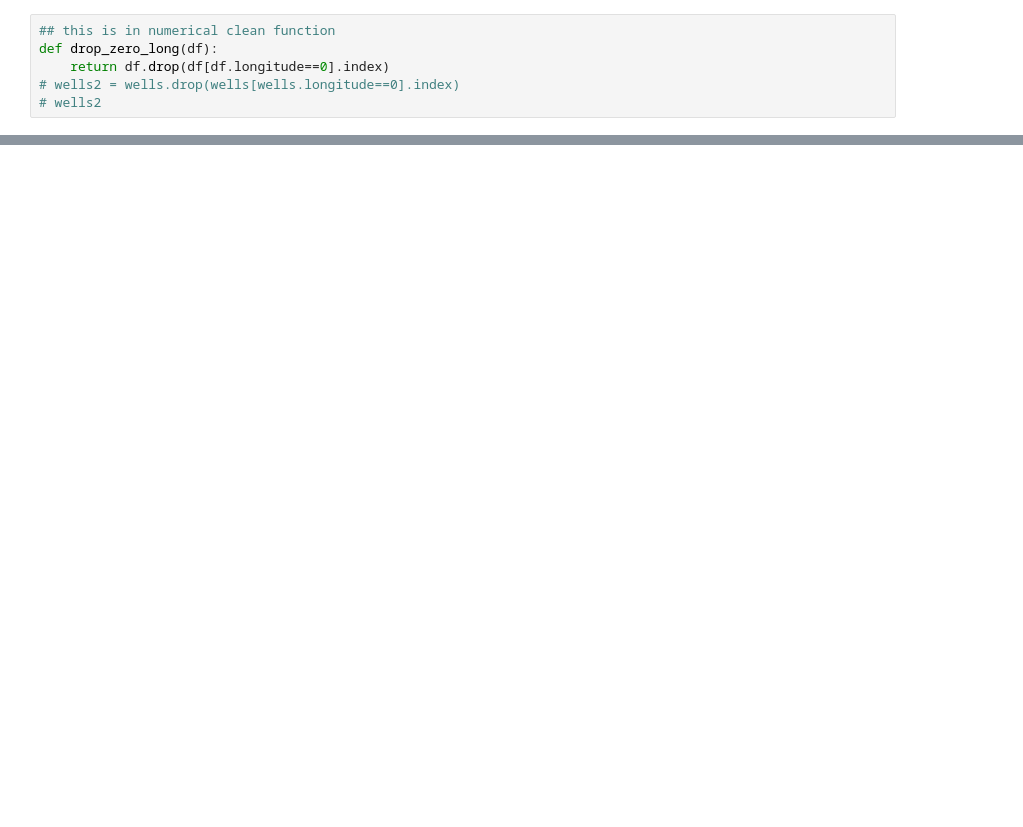
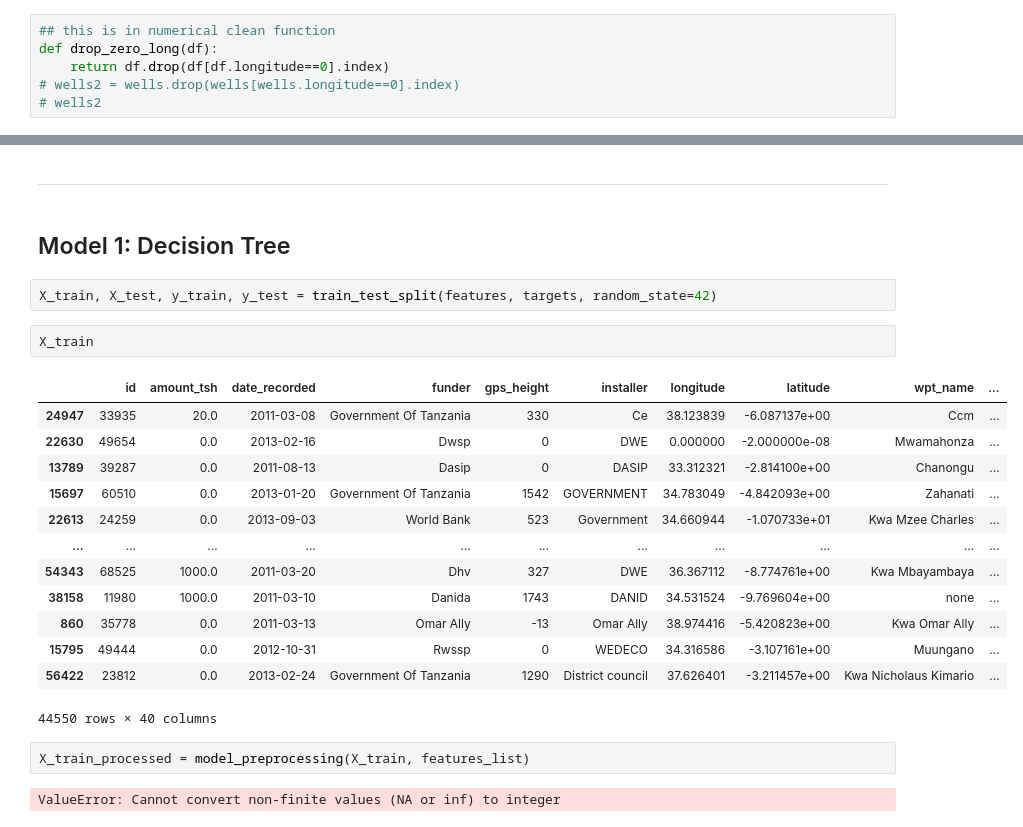
Before and after one commit to hoffm386/tanzania-water-wells, a Jupyter notebook: notebooks/exploratory/2.0-aa-EDA.ipynb, the cells around one changed output, grey strips where cells are left out. Drawn from its saved outputs; the diff is of its cells as text; blank space fills up the shorter version.

```diff
--- a/notebooks/exploratory/2.0-aa-EDA.ipynb
+++ b/notebooks/exploratory/2.0-aa-EDA.ipynb
@@ -532,0 +778,26 @@ wells_test['construction_year'] = wells_test.apply(con_year, axis=1)
+# %% [markdown]
+____
+# %% [markdown]
+## Model 1: Decision Tree
+# %%
+X_train, X_test, y_train, y_test = train_test_split(features, targets, random_state=42)
+# %%
+X_train
+# %% [output]
+|  | id | amount_tsh | date_recorded | funder | gps_height | installer | longitude | latitude | wpt_name | ... |
+| 24947 | 33935 | 20.0 | 2011-03-08 | Government Of Tanzania | 330 | Ce | 38.123839 | -6.087137e+00 | Ccm | ... |
+| 22630 | 49654 | 0.0 | 2013-02-16 | Dwsp | 0 | DWE | 0.000000 | -2.000000e-08 | Mwamahonza | ... |
+| 13789 | 39287 | 0.0 | 2011-08-13 | Dasip | 0 | DASIP | 33.312321 | -2.814100e+00 | Chanongu | ... |
+| 15697 | 60510 | 0.0 | 2013-01-20 | Government Of Tanzania | 1542 | GOVERNMENT | 34.783049 | -4.842093e+00 | Zahanati | ... |
+| 22613 | 24259 | 0.0 | 2013-09-03 | World Bank | 523 | Government | 34.660944 | -1.070733e+01 | Kwa Mzee Charles | ... |
+| ... | ... | ... | ... | ... | ... | ... | ... | ... | ... | ... |
+| 54343 | 68525 | 1000.0 | 2011-03-20 | Dhv | 327 | DWE | 36.367112 | -8.774761e+00 | Kwa Mbayambaya | ... |
+| 38158 | 11980 | 1000.0 | 2011-03-10 | Danida | 1743 | DANID | 34.531524 | -9.769604e+00 | none | ... |
+| 860 | 35778 | 0.0 | 2011-03-13 | Omar Ally | -13 | Omar Ally | 38.974416 | -5.420823e+00 | Kwa Omar Ally | ... |
+| 15795 | 49444 | 0.0 | 2012-10-31 | Rwssp | 0 | WEDECO | 34.316586 | -3.107161e+00 | Muungano | ... |
+| 56422 | 23812 | 0.0 | 2013-02-24 | Government Of Tanzania | 1290 | District council | 37.626401 | -3.211457e+00 | Kwa Nicholaus Kimario | ... |
+44550 rows × 40 columns
+# %%
+X_train_processed = model_preprocessing(X_train, features_list)
+# %% [output]
+ValueError: Cannot convert non-finite values (NA or inf) to integer
```
Also changed, not shown: parts of 31 cells of this notebook.
